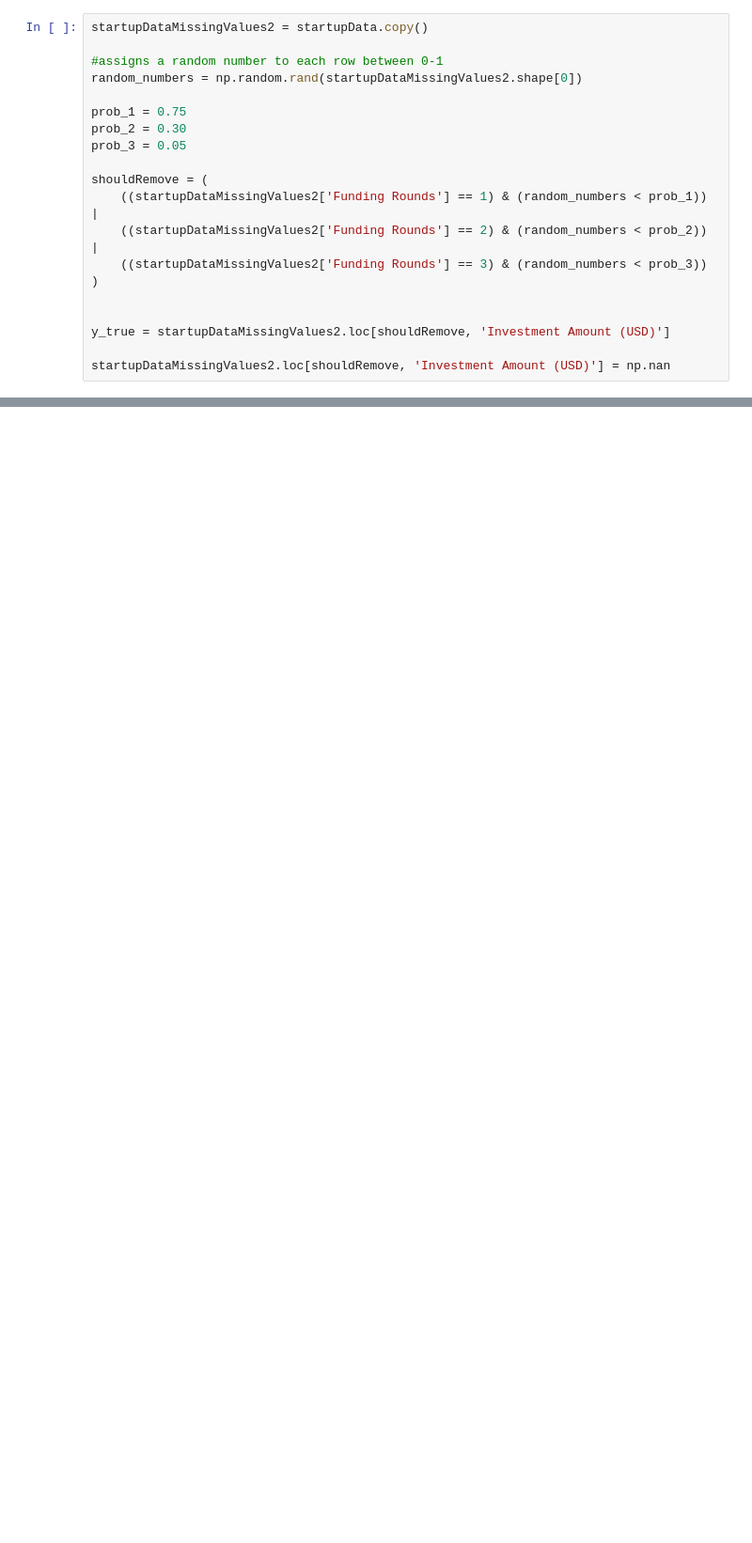
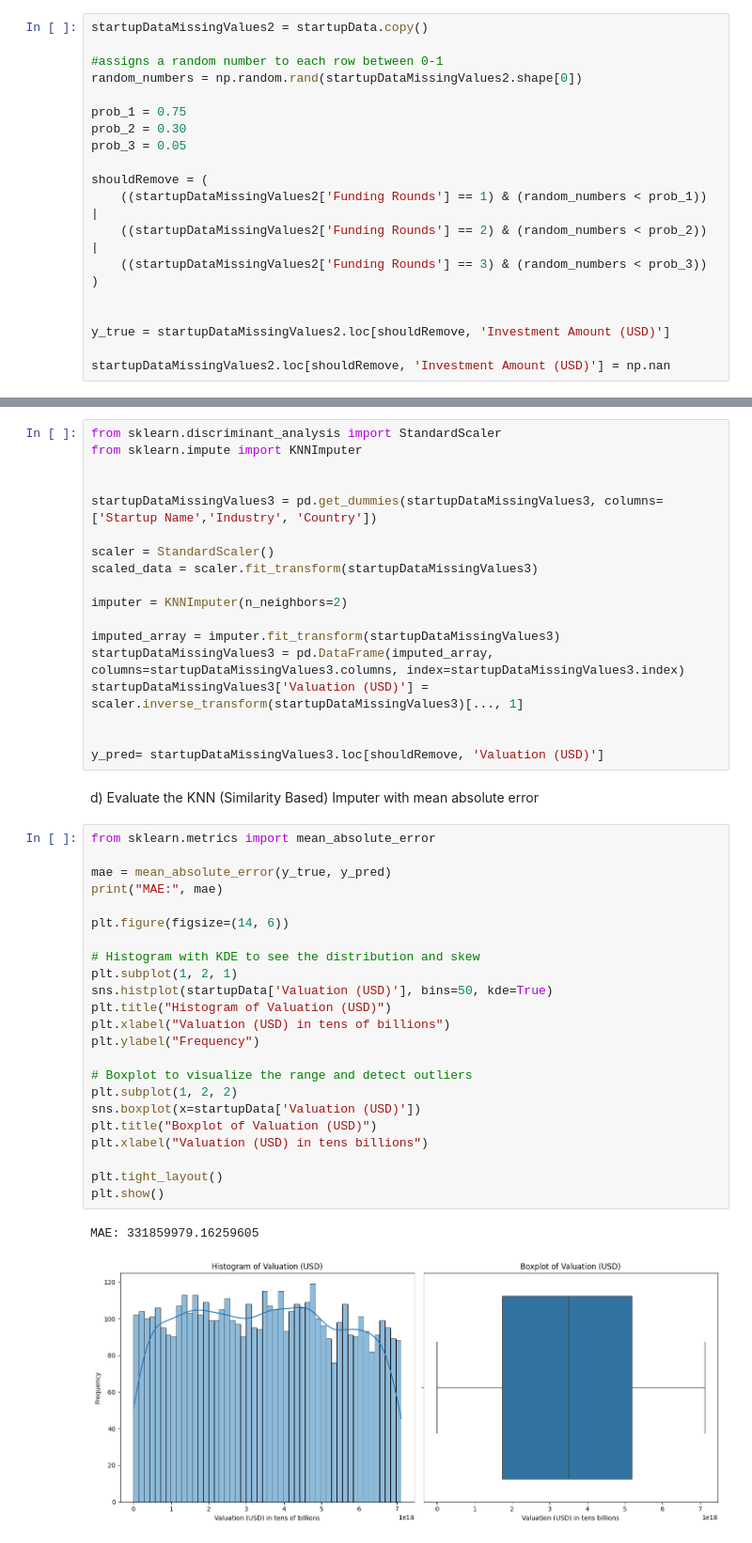
Before and after one commit to JSnelgrove/CSI4142-Assignment2, a Jupyter notebook: a2.ipynb, the cells around one changed output, grey strips where cells are left out. Shown at 94% size. Cells and saved outputs as stored; diff of their text form; blank space fills up the shorter version.

```diff
--- a/a2.ipynb
+++ b/a2.ipynb
@@ -246,0 +262,46 @@ After applying regression/predictive imputation to the 'Investment Amount (USD)'
+# %%
+from sklearn.discriminant_analysis import StandardScaler
+from sklearn.impute import KNNImputer
+
+
+startupDataMissingValues3 = pd.get_dummies(startupDataMissingValues3, columns=['Startup Name','Industry', 'Country'])
+
+scaler = StandardScaler()
+scaled_data = scaler.fit_transform(startupDataMissingValues3)
+
+imputer = KNNImputer(n_neighbors=2)
+
+imputed_array = imputer.fit_transform(startupDataMissingValues3)
+startupDataMissingValues3 = pd.DataFrame(imputed_array, columns=startupDataMissingValues3.columns, index=startupDataMissingValues3.index)
+startupDataMissingValues3['Valuation (USD)'] = scaler.inverse_transform(startupDataMissingValues3)[..., 1]
+
+
+y_pred= startupDataMissingValues3.loc[shouldRemove, 'Valuation (USD)']
+# %% [markdown]
+d) Evaluate the KNN (Similarity Based) Imputer with mean absolute error
+# %%
+from sklearn.metrics import mean_absolute_error
+
+mae = mean_absolute_error(y_true, y_pred)
+print("MAE:", mae)
+
+plt.figure(figsize=(14, 6))
+
+# Histogram with KDE to see the distribution and skew
+plt.subplot(1, 2, 1)
+sns.histplot(startupData['Valuation (USD)'], bins=50, kde=True)
+plt.title("Histogram of Valuation (USD)")
+plt.xlabel("Valuation (USD) in tens of billions")
+plt.ylabel("Frequency")
+
+# Boxplot to visualize the range and detect outliers
+plt.subplot(1, 2, 2)
+sns.boxplot(x=startupData['Valuation (USD)'])
+plt.title("Boxplot of Valuation (USD)")
+plt.xlabel("Valuation (USD) in tens billions")
+
+plt.tight_layout()
+plt.show()
+# %% [output]
+MAE: 331859979.16259605
+[figure, added]
```
Also changed, not shown: parts of 9 cells of this notebook.
